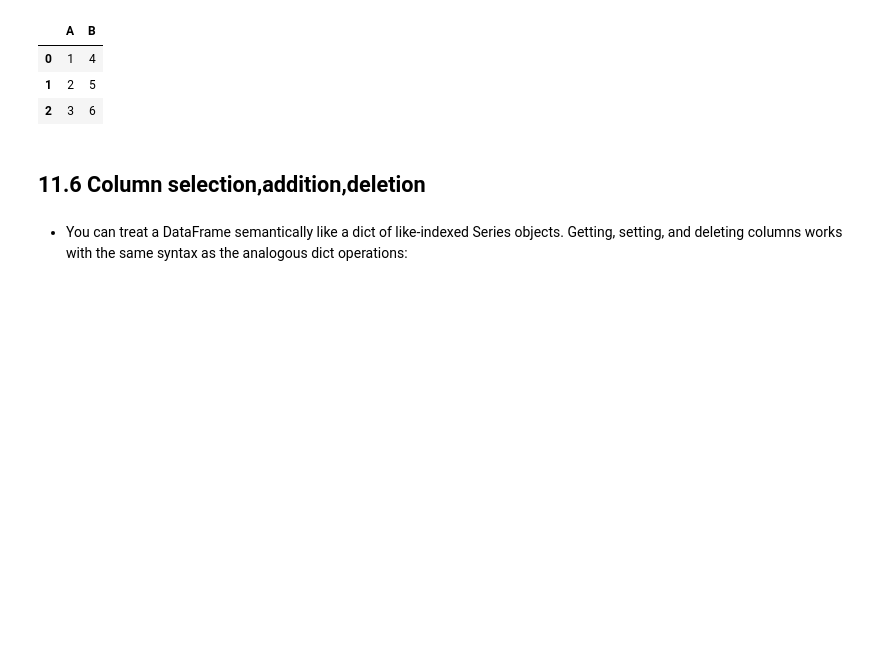
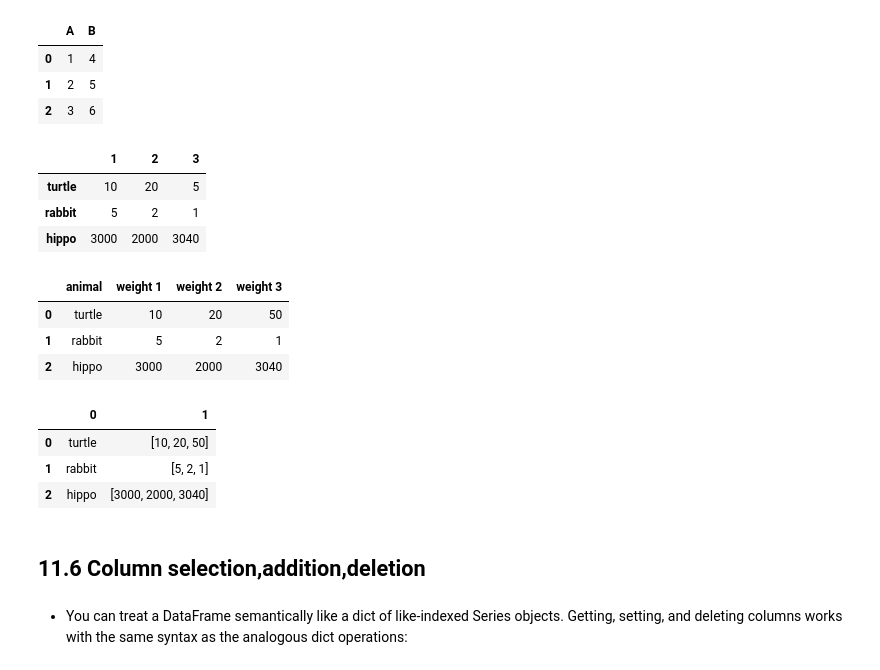
Before and after one commit to IAT-ExploringAI-2024/Week1-Introduction_to_Python, a Jupyter notebook: Introduction_to_Python.ipynb, the cells around one changed output. Drawn from its saved outputs; the diff is of its cells as text; code cells hidden in the pictures; blank space fills up the shorter version.

```diff
--- a/Introduction_to_Python.ipynb
+++ b/Introduction_to_Python.ipynb
@@ -1649,6 +1696,51 @@ df
 | 0 | 1 | 4 |
 | 1 | 2 | 5 |
 | 2 | 3 | 6 |
+# %%
+#ALTERNATE CONSTRUCTORS EXAMPLE 1
+
+import pandas as pd
+
+#creating a dataframe using dataframe.from_dict constructor
+data = {"turtle" : {1: 10, 2: 20, 3: 5}, "rabbit" : {1: 5, 2: 2, 3: 1}, "hippo" : {1: 3000, 2: 2000, 3: 3040}}
+df = pd.DataFrame.from_dict(data, orient="index").fillna(0).astype(int)
+df
+# %% [output]
+|  | 1 | 2 | 3 |
+| turtle | 10 | 20 | 5 |
+| rabbit | 5 | 2 | 1 |
+| hippo | 3000 | 2000 | 3040 |
+# %%
+#ALTERNATE CONSTRUCTORS EXAMPLE 2
+
+import pandas as pd
+
+#creating a dataframe using dataframe.from_records constructor
+data = [("turtle", 10, 20, 50),
+         ("rabbit", 5, 2, 1),
+         ("hippo", 3000, 2000, 3040)]
+labels = ["animal", "weight 1", "weight 2", "weight 3"]
+df = pd.DataFrame.from_records(data, columns=labels)
+df
+# %% [output]
+|  | animal | weight 1 | weight 2 | weight 3 |
+| 0 | turtle | 10 | 20 | 50 |
+| 1 | rabbit | 5 | 2 | 1 |
+| 2 | hippo | 3000 | 2000 | 3040 |
+# %%
+#ALTERNATE CONSTRUCTORS EXAMPLE 3
+
+import pandas as pd
+
+#creating a dataframe using dataframe.from_items constructor
+#BECAUSE .from_items is depracated, I used .from_dict instead
+df = pd.DataFrame.from_dict([("turtle", [10,20,50]) , ("rabbit", [5,2,1]), ("hippo", [3000,2000,3040])])
+df
+# %% [output]
+|  | 0 | 1 |
+| 0 | turtle | [10, 20, 50] |
+| 1 | rabbit | [5, 2, 1] |
+| 2 | hippo | [3000, 2000, 3040] |
 # %% [markdown]
 ## 11.6 Column selection,addition,deletion
 # %% [markdown]
```
Also changed, not shown: parts of 12 cells of this notebook.
